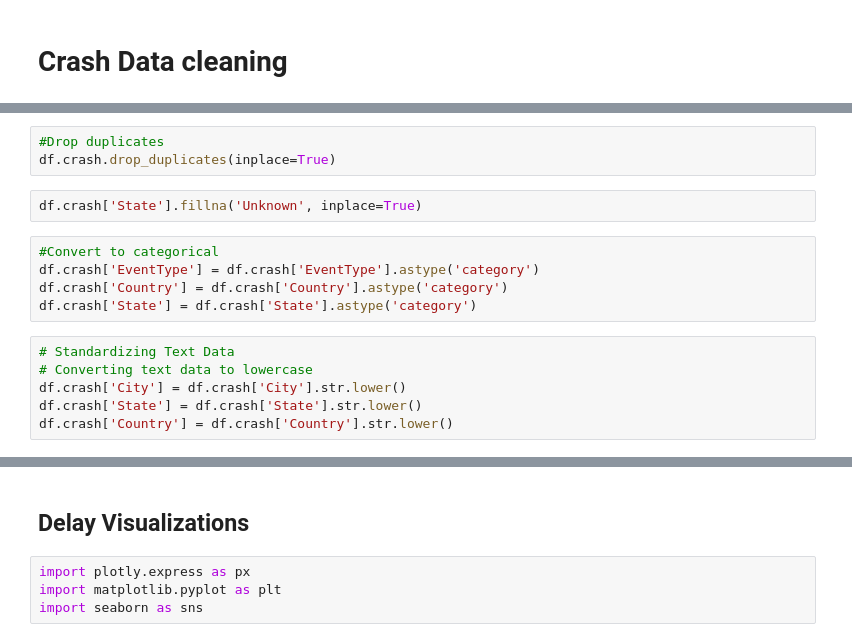
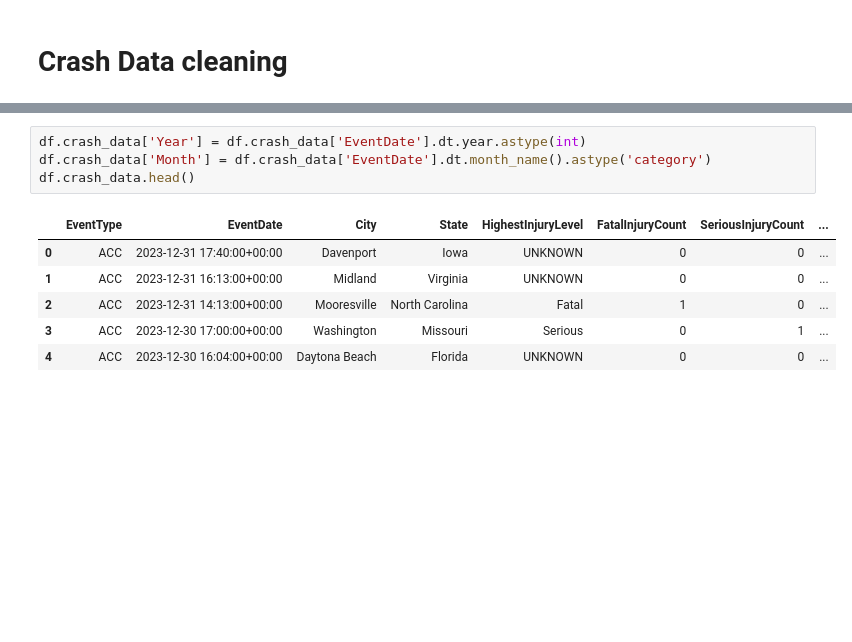
Before and after one commit to devparikh0506/DATA-601, a Jupyter notebook: final-project/601_Final_Project.ipynb, the cells around one changed output, grey strips where cells are left out. Saved outputs shown, nothing was run; the diff lists cells and outputs as text; blank space fills up the shorter version.

```diff
--- a/final-project/601_Final_Project.ipynb
+++ b/final-project/601_Final_Project.ipynb
@@ -270,16 +416,0 @@ df.crash['OriginalPublishedDate'] = pd.to_datetime(df.crash['OriginalPublishedDa
-# %%
-#Drop duplicates
-df.crash.drop_duplicates(inplace=True)
-# %%
-df.crash['State'].fillna('Unknown', inplace=True)
-# %%
-#Convert to categorical
-df.crash['EventType'] = df.crash['EventType'].astype('category')
-df.crash['Country'] = df.crash['Country'].astype('category')
-df.crash['State'] = df.crash['State'].astype('category')
-# %%
-# Standardizing Text Data
-# Converting text data to lowercase
-df.crash['City'] = df.crash['City'].str.lower()
-df.crash['State'] = df.crash['State'].str.lower()
-df.crash['Country'] = df.crash['Country'].str.lower()
@@ -354,6 +417,11 @@ memory usage: 402.8+ KB
-# %% [markdown]
-## Delay Visualizations
-# %%
-import plotly.express as px
-import matplotlib.pyplot as plt
-import seaborn as sns
+# %%
+df.crash_data['Year'] = df.crash_data['EventDate'].dt.year.astype(int)
+df.crash_data['Month'] = df.crash_data['EventDate'].dt.month_name().astype('category')
+df.crash_data.head()
+# %% [output]
+|  | EventType | EventDate | City | State | HighestInjuryLevel | FatalInjuryCount | SeriousInjuryCount | ... |
+| 0 | ACC | 2023-12-31 17:40:00+00:00 | Davenport | Iowa | UNKNOWN | 0 | 0 | ... |
+| 1 | ACC | 2023-12-31 16:13:00+00:00 | Midland | Virginia | UNKNOWN | 0 | 0 | ... |
+| 2 | ACC | 2023-12-31 14:13:00+00:00 | Mooresville | North Carolina | Fatal | 1 | 0 | ... |
+| 3 | ACC | 2023-12-30 17:00:00+00:00 | Washington | Missouri | Serious | 0 | 1 | ... |
+| 4 | ACC | 2023-12-30 16:04:00+00:00 | Daytona Beach | Florida | UNKNOWN | 0 | 0 | ... |
```
Also changed, not shown: parts of 31 cells of this notebook.
